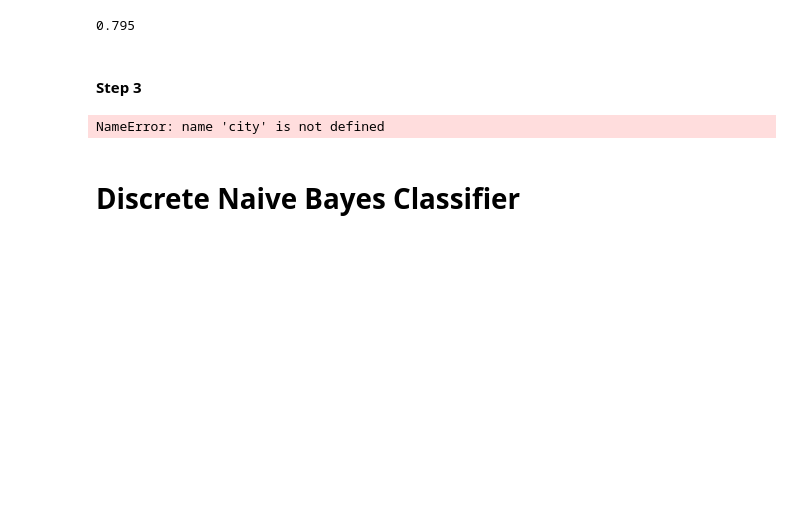
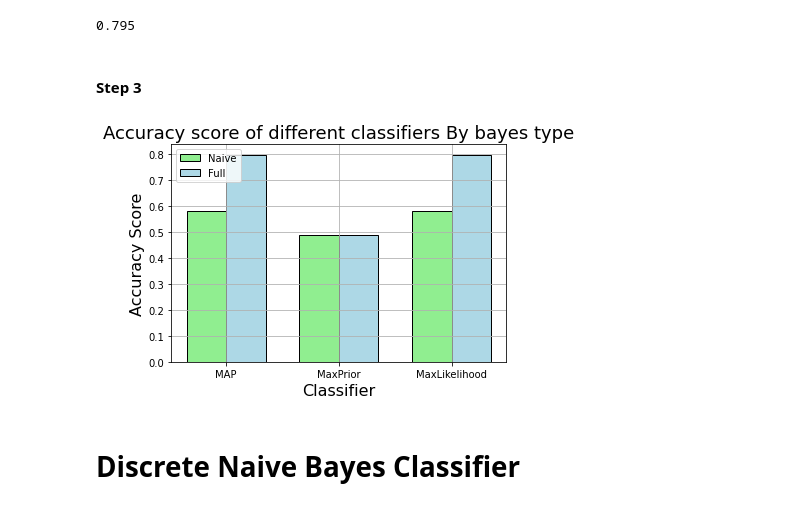
Before and after one commit to RoyR-IDC/MachineLearningFromData, a Jupyter notebook: HW3/ProbabilisticModels.ipynb, the cells around one changed output. Cells and saved outputs as stored; diff of their text form; code cells hidden in the pictures; blank space fills up the shorter version.

```diff
--- a/HW3/ProbabilisticModels.ipynb
+++ b/HW3/ProbabilisticModels.ipynb
@@ -703,24 +795,24 @@ maxlikelihood_full_accuracy
 #### Step 3
 # %%
 ClassifierType=['MAP','MaxPrior','MaxLikelihood']
-BayesType=['Naive','Full']  #gender
-pos = np.arange(len(city))
+BayesType=['Naive','Full']
+pos = np.arange(len(ClassifierType))
 bar_width = 0.35
-naive=[naive_accuracy,maxprior_naive_accuracy,maxlikelihood_naive_accuracy]  #Happiness_Index_Male
-full =[full_accuracy,maxprior_full_accuracy,maxlikelihood_full_accuracy] # Happiness_Index_Female
+naive=[naive_accuracy,maxprior_naive_accuracy,maxlikelihood_naive_accuracy]
+full =[full_accuracy,maxprior_full_accuracy,maxlikelihood_full_accuracy]
 
 plt.figure()
 plt.bar(pos, naive, bar_width, color='lightgreen', edgecolor='black')
 plt.bar(pos+bar_width, full, bar_width, color='lightblue', edgecolor='black')
-plt.xticks(pos+bar/2, ClassifierType)
+plt.xticks(pos+bar_width/2, ClassifierType)
 plt.xlabel('Classifier', fontsize=16)  # city
 plt.ylabel('Accuracy Score', fontsize=16)  # happines index
 plt.title('Accuracy score of different classifiers By bayes type',fontsize=18)
 plt.legend(BayesType,loc=2)
 plt.grid()
 plt.show()
 # %% [output]
-NameError: name 'city' is not defined
+[figure, added]
 # %% [markdown]
 # Discrete Naive Bayes Classifier
 # %% [markdown]
```
Also changed, not shown: parts of 15 cells of this notebook.
